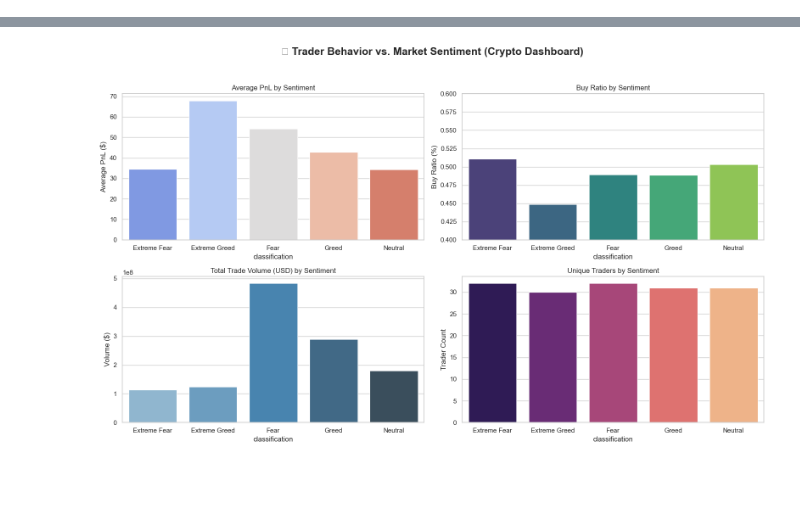
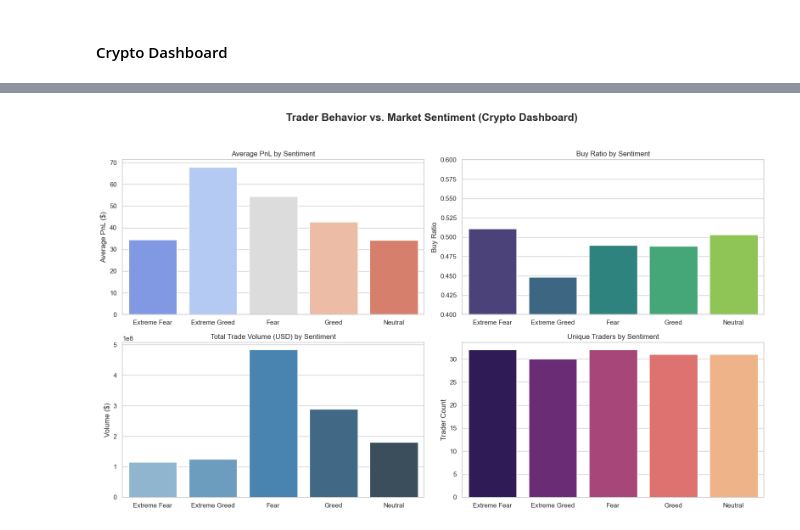
Before and after one commit to Srujana1404/Primetrade.ai-datascienceInternship, a Jupyter notebook: sourceCode.ipynb, the cells around one changed output, grey strips where cells are left out. Drawn from its saved outputs; the diff is of its cells as text; code cells hidden in the pictures; blank space fills up the shorter version.

```diff
--- a/sourceCode.ipynb
+++ b/sourceCode.ipynb
@@ -22,5 +27,8 @@ performance_by_sentiment = merged_df.groupby('classification').agg({
 # %%
 performance_by_sentiment.columns = [
-    'Closed PnL_mean', 'Closed PnL_sum', 'Size USD_sum',
-    'Execution Price_mean', 'Unique Traders', 'Buy Ratio'
+    'classification', 'Closed PnL_mean', 'Closed PnL_sum',
+    'Size USD_sum', 'Execution Price_mean',
+    'Unique Traders', 'Buy Ratio'
 ]
+performance_by_sentiment.reset_index(inplace=True)
+print(performance_by_sentiment)
@@ -46,42 +49,65 @@ print(performance_by_sentiment)
+# %% [markdown]
+#### Crypto Dashboard
 # %%
 import matplotlib.pyplot as plt
 import seaborn as sns
 
-# Make sure these columns exist
 performance_by_sentiment.rename(columns={
     'Buy Ratio_<lambda>': 'Buy Ratio',
     'Unique Traders_nunique': 'Unique Traders'
 }, inplace=True)
 
-# Plot setup
 sns.set(style="whitegrid")
+
 fig, axs = plt.subplots(2, 2, figsize=(16, 10))
-fig.suptitle('Trader Behavior vs. Market Sentiment (Crypto Dashboard)', ...)
+fig.suptitle('Trader Behavior vs. Market Sentiment (Crypto Dashboard)', fontsize=18, fontweight='bold')
 
-# 1. Average PnL
-sns.barplot(x='classification', y='Closed PnL_mean',
-            data=performance_by_sentiment,
-            hue='classification', palette='coolwarm', legend=False, ax=axs[0, 0])
+# 1. Average PnL by Sentiment
+sns.barplot(
+    x='classification', y='Closed PnL_mean',
+    hue='classification', legend=False,
+    palette='coolwarm', data=performance_by_sentiment,
+    ax=axs[0, 0]
+)
+axs[0, 0].set_title('Average PnL by Sentiment')
+axs[0, 0].set_ylabel('Average PnL ($)')
+axs[0, 0].set_xlabel('')
 
+# 2. Buy Ratio by Sentiment
+sns.barplot(
+    x='classification', y='Buy Ratio',
+    hue='classification', legend=False,
+    palette='viridis', data=performance_by_sentiment,
+    ax=axs[0, 1]
+)
+axs[0, 1].set_title('Buy Ratio by Sentiment')
+axs[0, 1].set_ylabel('Buy Ratio')
+axs[0, 1].set_ylim(0.4, 0.6)
+axs[0, 1].set_xlabel('')
 
-# 2. Buy Ratio
-sns.barplot(x='classification', y='Buy Ratio',
-            data=performance_by_sentiment,
-            hue='classification', palette='viridis', legend=False, ax=axs[0, 1])
-
-
-# 3. Trade Volume
-sns.barplot(x='classification', y='Size USD_sum', data=performance_by_sentiment,
-            palette='Blues_d', ax=axs[1, 0])
+# 3. Total Trade Volume by Sentiment
+sns.barplot(
+    x='classification', y='Size USD_sum',
+    hue='classification', legend=False,
+    palette='Blues_d', data=performance_by_sentiment,
+    ax=axs[1, 0]
+)
 axs[1, 0].set_title('Total Trade Volume (USD) by Sentiment')
 axs[1, 0].set_ylabel('Volume ($)')
+axs[1, 0].set_xlabel('')
 
-# 4. Unique Traders
-sns.barplot(x='classification', y='Unique Traders', data=performance_by_sentiment,
-            palette='magma', ax=axs[1, 1])
+# 4. Unique Traders by Sentiment
+sns.barplot(
+    x='classification', y='Unique Traders',
+    hue='classification', legend=False,
+    palette='magma', data=performance_by_sentiment,
+    ax=axs[1, 1]
+)
 axs[1, 1].set_title('Unique Traders by Sentiment')
 axs[1, 1].set_ylabel('Trader Count')
+axs[1, 1].set_xlabel('')
 
+# Layout
 plt.tight_layout(rect=[0, 0.03, 1, 0.95])
 plt.show()
 # %% [output]
@@ -103 +114 @@ Passing `palette` without assigning `hue` is deprecated and will be removed in v
-[figure, old version]
+[figure, new version]
```
Also changed, not shown: parts of 9 cells of this notebook.
